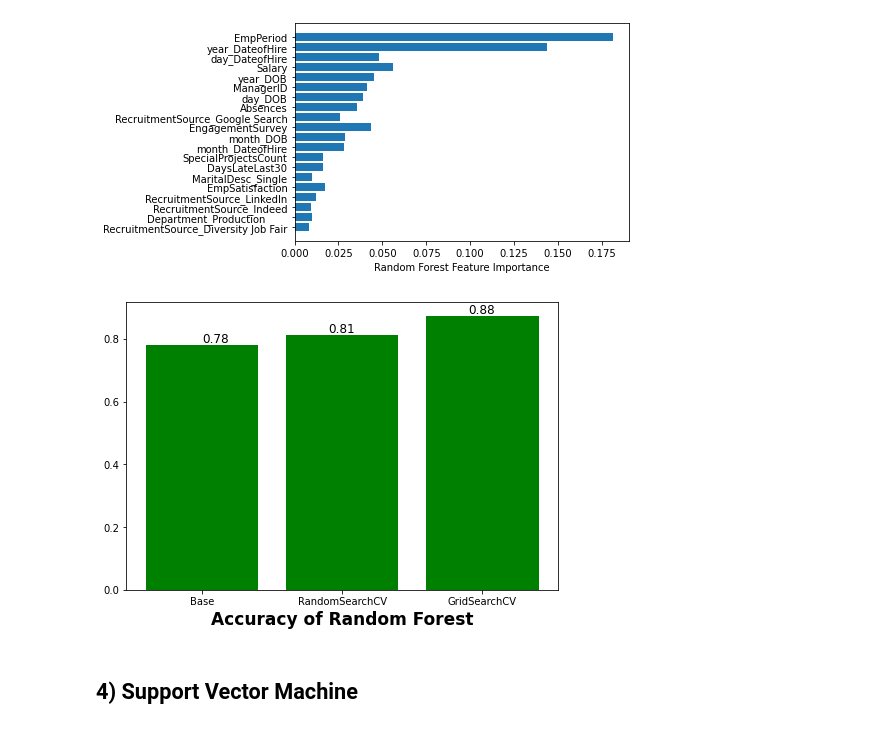
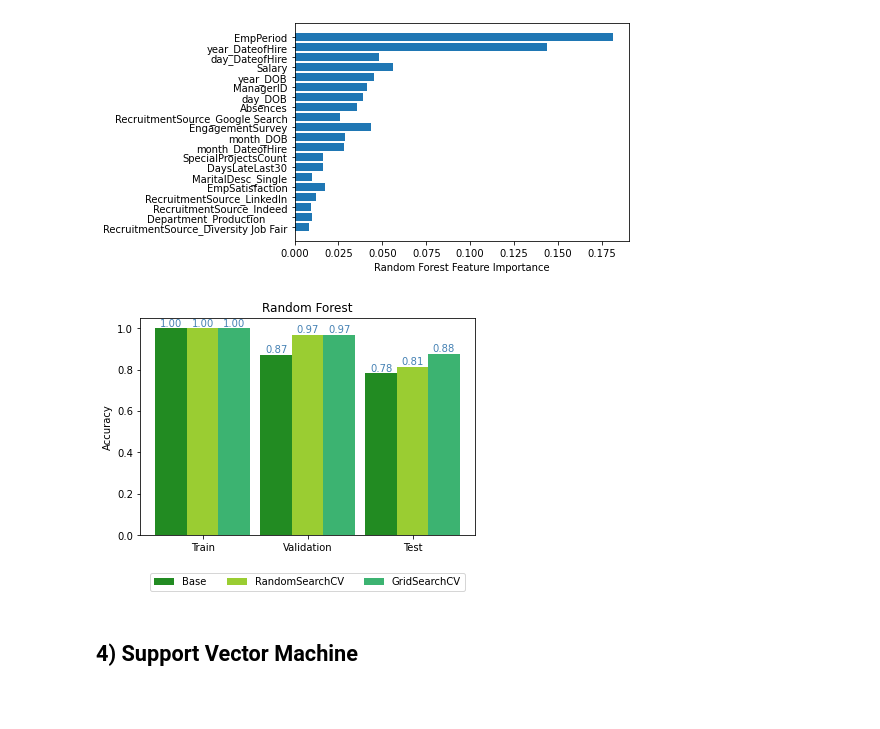
Before and after one commit to shunki-akiyama/HR-Analytics, a Jupyter notebook: HR Analytics.ipynb, the cells around one changed output. Saved outputs shown, nothing was run; the diff lists cells and outputs as text; code cells hidden in the pictures; blank space fills up the shorter version.

```diff
--- a/HR Analytics.ipynb
+++ b/HR Analytics.ipynb
@@ -1256,24 +1291,48 @@ plt.xlabel("Random Forest Feature Importance")
 # %% [output]
 Text(0.5, 0, 'Random Forest Feature Importance')
 [figure]
-# %%
-#Visualizing the accuracy of Random Forest.
-fig = plt.figure()
-ax = fig.add_axes([0,0,1,1])
-model = ['Base', 'RandomSearchCV', 'GridSearchCV']
-accuracy = [rnd_clf.score(final_X_test, final_y_test),
-            ran_rnd_clf.score(final_X_test_imp, final_y_test),
-            grid_rnd_clf.score(final_X_test, final_y_test)]
-
-# Create labels
-plt.text(0.00, 0.79, s='0.78', size=12)
-plt.text(0.90, 0.82, s='0.81', size=12)
-plt.text(1.90, 0.88, s='0.88', size=12)
-ax.bar(model ,accuracy, color='green')
-plt.xlabel('Accuracy of Random Forest', fontweight='bold', color = 'Black', fontsize='17', horizontalalignment='center')
-plt.show()
-# %% [output]
-[figure, removed]
+# %%
+#Barplot illustrates accuracy of Logistic regression.
+N = 3
+ind = np.arange(N)
+width = 0.30
+
+xvals = [rnd_clf.score(final_X_train, final_y_train), rnd_clf.score(final_X_val, final_y_val),
+         rnd_clf.score(final_X_test, final_y_test)]
+yvals = [ran_rnd_clf.score(final_X_train_imp, final_y_train), ran_rnd_clf.score(final_X_val_imp, final_y_val),
+       ran_rnd_clf.score(final_X_test_imp, final_y_test)]
+zvals = [grid_rnd_clf.score(final_X_train, final_y_train), grid_rnd_clf.score(final_X_val, final_y_val),
+        grid_rnd_clf.score(final_X_test, final_y_test)]
+
+bar1 = plt.bar(ind, xvals, width, color = 'forestgreen', label='Base')
+bar2 = plt.bar(ind+width, yvals, width, color='yellowgreen', label='RandomSearchCV')
+bar3 = plt.bar(ind+width+width, zvals, width, color='mediumseagreen', label='GridSearchCV')
+
+plt.xlabel("", color='black')
+plt.ylabel('Accuracy', color='black')
+plt.title("Random Forest", color='black')
+
+#Create Label
+for rect in bar1:
+    height = rect.get_height()
+    plt.text(rect.get_x() + rect.get_width()/2.0, height, "{:.2f}".format(height),
+             ha='center', va='bottom', color='steelblue')
+
+for rect in bar2:
+    height = rect.get_height()
+    plt.text(rect.get_x() + rect.get_width()/2.0, height, "{:.2f}".format(height),
+             ha='center', va='bottom', color='steelblue')
+
+for rect in bar3:
+    height = rect.get_height()
+    plt.text(rect.get_x() + rect.get_width()/2.0, height, "{:.2f}".format(height),
+             ha='center', va='bottom', color='steelblue')
+
+plt.xticks(ind+width, ['Train', 'Validation', 'Test'])
+plt.legend(loc="upper center", bbox_to_anchor=(0.5, -0.15), ncol= 3)
+plt.show()
+# %% [output]
+[figure, added]
 # %% [markdown]
 ## 4) Support Vector Machine
 # %%
```
Also changed, not shown: parts of 30 cells of this notebook.
